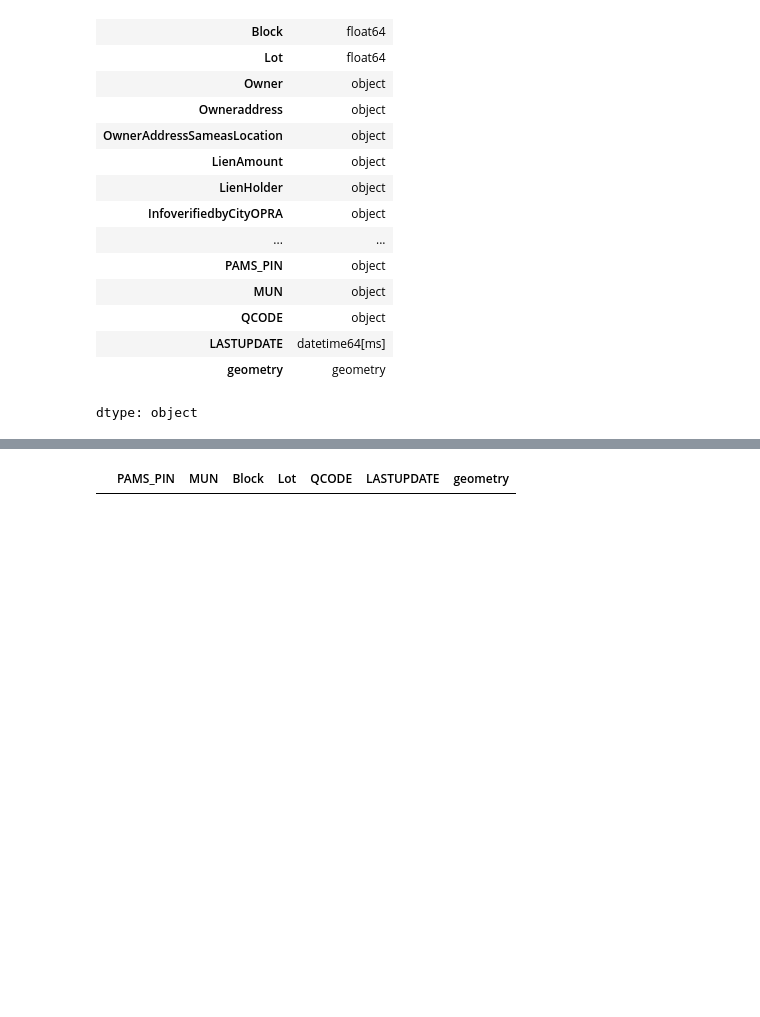
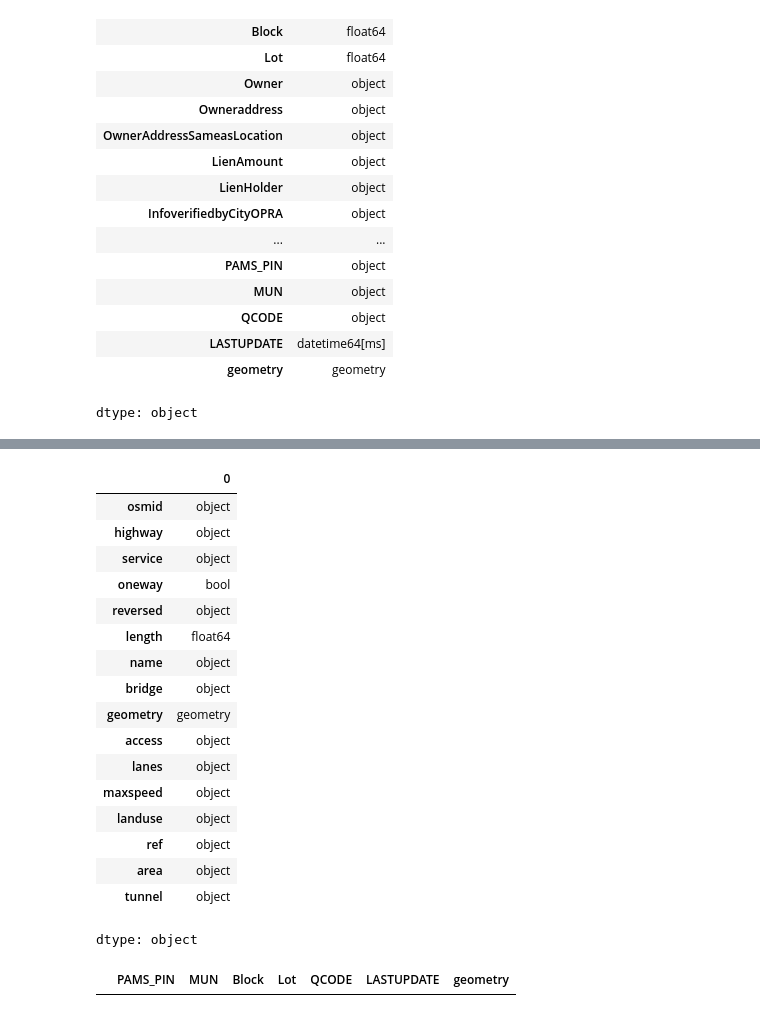
Before and after one commit to hbeck118/HOC-Project, a Jupyter notebook: hocdraft1.ipynb, the cells around one changed output, grey strips where cells are left out. Drawn from its saved outputs; the diff is of its cells as text; code cells hidden in the pictures; blank space fills up the shorter version.

```diff
--- a/hocdraft1.ipynb
+++ b/hocdraft1.ipynb
@@ -273,3 +274,24 @@ ax.set_yticks([]) #kills xticks
+# %%
+edges.dtypes
+# %% [output]
+|  | 0 |
+| osmid | object |
+| highway | object |
+| service | object |
+| oneway | bool |
+| reversed | object |
+| length | float64 |
+| name | object |
+| bridge | object |
+| geometry | geometry |
+| access | object |
+| lanes | object |
+| maxspeed | object |
+| landuse | object |
+| ref | object |
+| area | object |
+| tunnel | object |
+dtype: object
 # %%
 filtered = cam_par2[cam_par2['Block'] == '477,01']
 # %%
```
Also changed, not shown: parts of 4 cells of this notebook.
